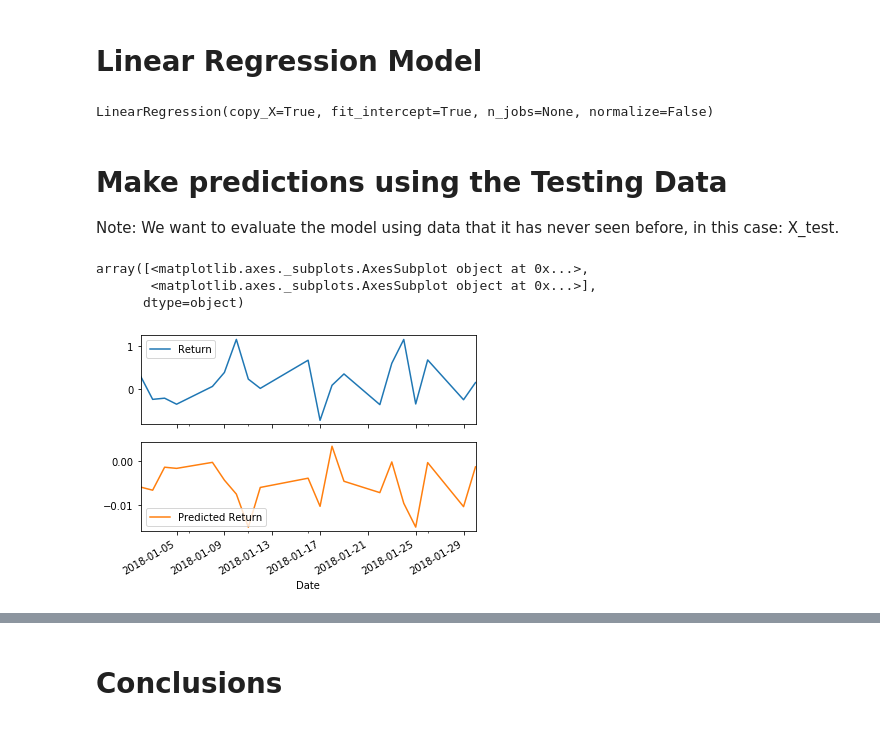
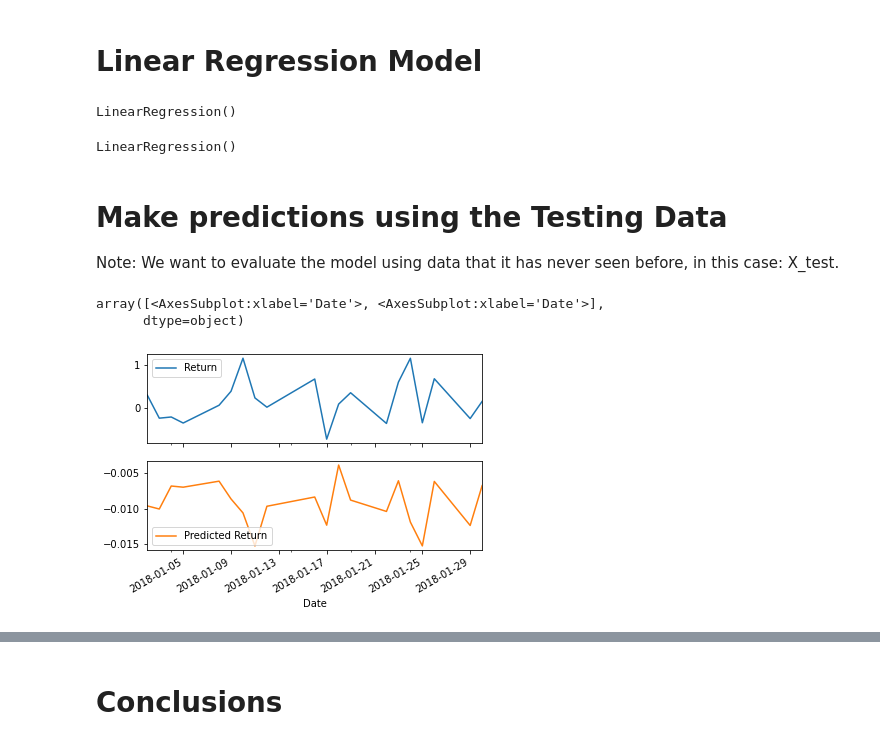
Before and after one commit to pysouzhny/python-homework, a Jupyter notebook: Timeseries/regression_analysis.ipynb, the cells around one changed output, grey strips where cells are left out. Cells and saved outputs as stored; diff of their text form; code cells hidden in the pictures.

```diff
--- a/Timeseries/regression_analysis.ipynb
+++ b/Timeseries/regression_analysis.ipynb
@@ -74,6 +79,10 @@ test = yen_futures['2018':]
 # X_train (training set using just the independent variables), X_test (test set of of just the independent variables)
 # Y_train (training set using just the "y" variable, i.e., "Futures Return"), Y_test (test set of just the "y" variable):
 # YOUR CODE HERE!
+X_train = train.Lagged_Return.to_frame()
+Y_train = train.Return
+X_test = test.Lagged_Return.to_frame()
+Y_test = test.Return
 # %%
 X_train
 # %% [output]
@@ -99,8 +108,15 @@ from sklearn.linear_model import LinearRegression
 
 # Fit a SKLearn linear regression using just the training set (X_train, Y_train):
 # YOUR CODE HERE!
+
+model = LinearRegression()
+model.fit(X_train,Y_train)
 # %% [output]
-LinearRegression(copy_X=True, fit_intercept=True, n_jobs=None, normalize=False)
+LinearRegression()
+# %%
+LinearRegression(copy_X=True, fit_intercept=True, n_jobs=None, normalize=False)
+# %% [output]
+LinearRegression()
 # %% [markdown]
 # Make predictions using the Testing Data
 
@@ -108,14 +124,22 @@ Note: We want to evaluate the model using data that it has never seen before, in
 # %%
 # Make a prediction of "y" values using just the test dataset
 # YOUR CODE HERE!
+predictions = model.predict(X_test)
+predictions = pd.DataFrame(predictions, index=X_test.index, columns=["Predicted Return"])
 # %%
 # Assemble actual y data (Y_test) with predicted y data (from just above) into two columns in a dataframe:
 # YOUR CODE HERE!
+Results = Y_test.to_frame()
+Results['Predicted Return'] = predictions
+
+# Results[:20].plot(subplots=True,xlim=['2018-01-05','2019'])
+start_index=Results[:20].index.min().strftime('%Y-%m-%d')
+end_index=Results[:20].index.max().strftime('%Y-%m-%d')
 # %%
 # Plot the first 20 predictions vs the true values
 # YOUR CODE HERE!
+Results[:20].plot(subplots=True,xlim=[start_index,end_index])
 # %% [output]
-array([<matplotlib.axes._subplots.AxesSubplot object at 0x...>,
-       <matplotlib.axes._subplots.AxesSubplot object at 0x...>],
+array([<AxesSubplot:xlabel='Date'>, <AxesSubplot:xlabel='Date'>],
       dtype=object)
-[figure, old version]
+[figure, new version]
```
Also changed, not shown: parts of 10 cells of this notebook, 1 other file.
